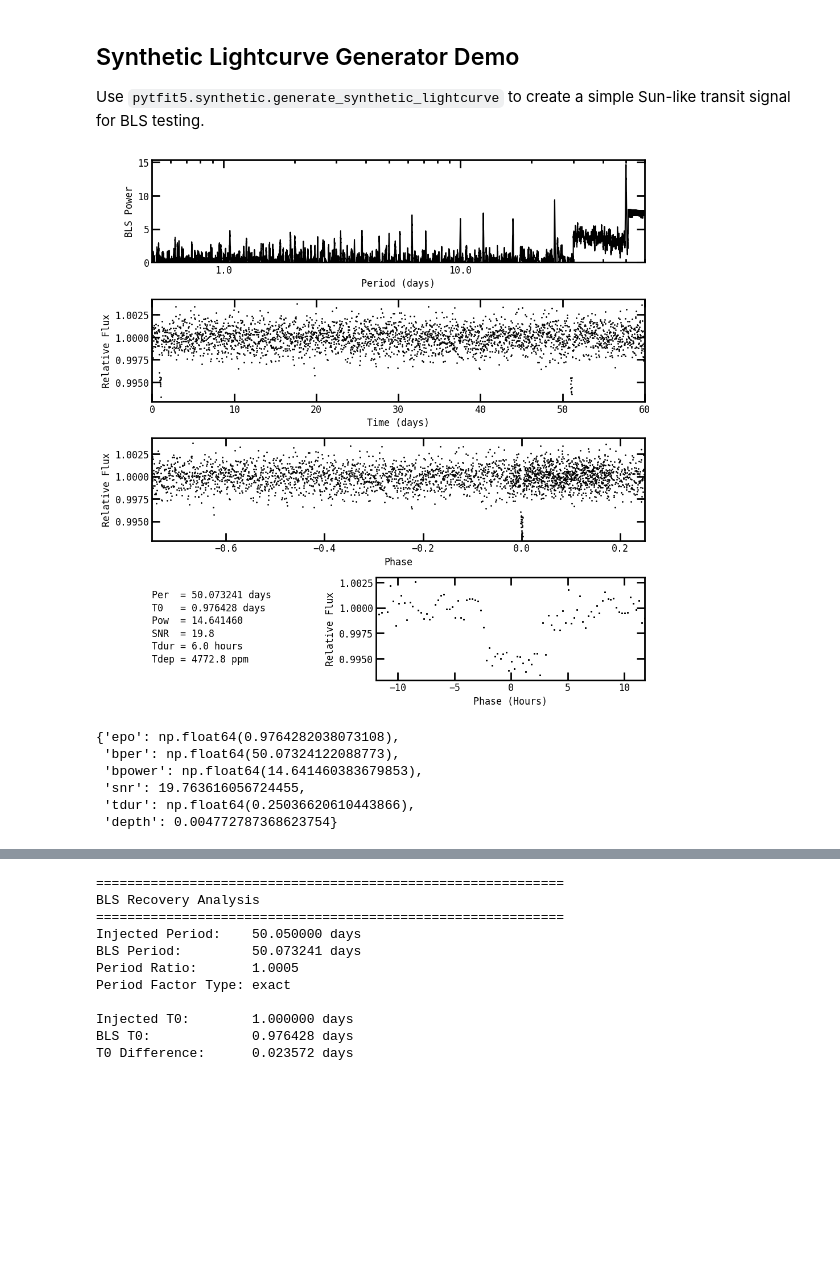
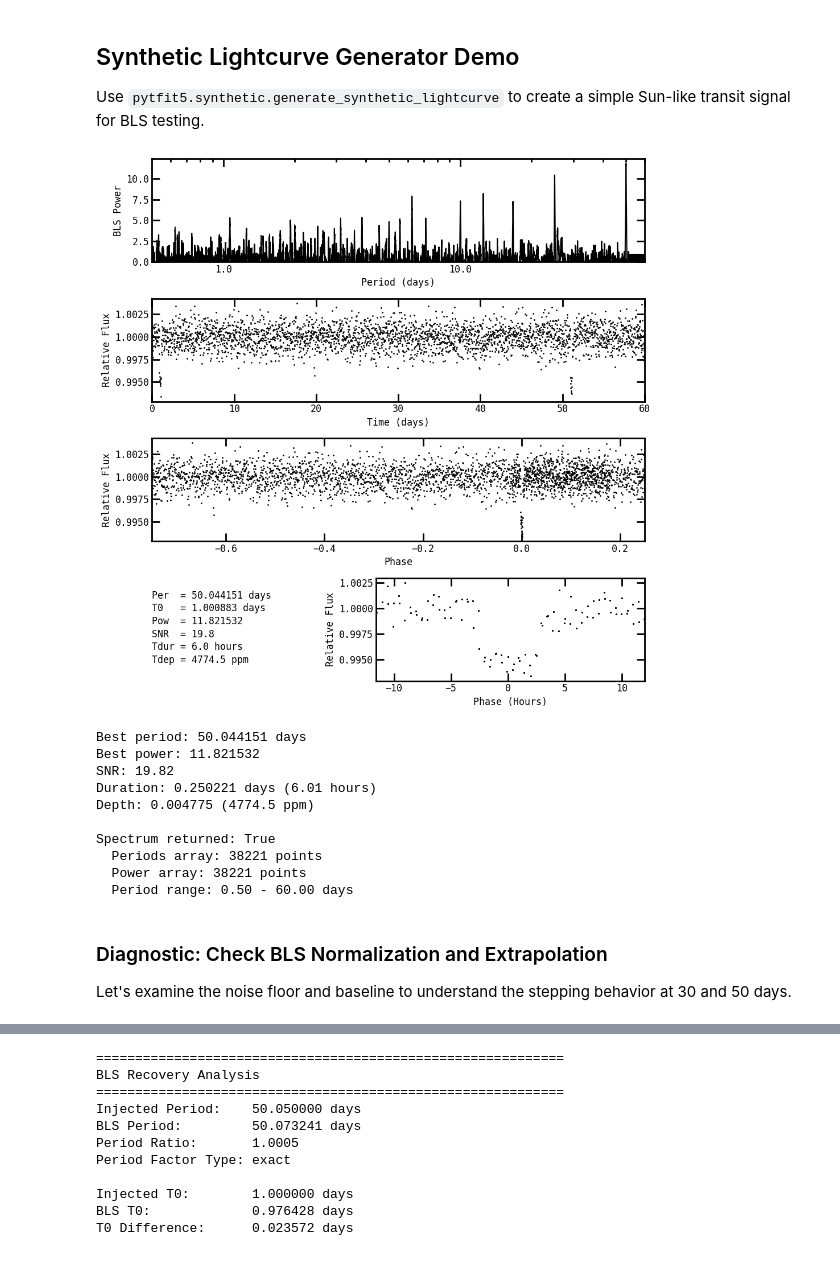
Before and after one commit to jasonfrowe/bls_cuda, a Jupyter notebook: pytfit5_example.ipynb, the cells around one changed output, grey strips where cells are left out. Saved outputs shown, nothing was run; the diff lists cells and outputs as text; code cells hidden in the pictures; blank space fills up the shorter version.

Commit message:
fixing noise normalization

```diff
--- a/pytfit5_example.ipynb
+++ b/pytfit5_example.ipynb
@@ -385,38 +385,56 @@ syn_time, syn_flux, sol_injected = generate_synthetic_lightcurve(
     time_length=60.0,  # days total baseline
     depth=0.005,       # 0.5% depth
     snr=20.0,          # integrated transit SNR
     cadence=1.0/48.0,  # 30-min cadence
     seed=42,
 )
 
 # Prepare phot class-like arrays for BLS
 phot_syn_time = syn_time
 phot_syn_flux = syn_flux
 
 # Configure BLS for synthetic data
 syn_inputs = gbls.gbls_inputs_class()
 syn_inputs.zerotime = 0.0
 syn_inputs.Rstar = 1.0
 syn_inputs.Mstar = 1.0
 syn_inputs.plots = 1
 syn_inputs.freq1 = 1.0 / (np.max(phot_syn_time) - np.min(phot_syn_time))  # longest period = baseline
 syn_inputs.freq2 = 2.0  # c/d
 syn_inputs.filename = "BLS_Synthetic"
 
 # Normalization options: "none", "mad", "percentile_mad", "coverage_mad", "iterative_baseline"
 # For high SNR signals, "iterative_baseline" is more robust against suppressing the main peak
 syn_inputs.normalize = "iterative_baseline"
+syn_inputs.return_spectrum = True  # Return full BLS spectrum
 
 # Run BLS on synthetic data
 syn_ans = gbls.bls(syn_inputs, phot_syn_time, phot_syn_flux)
 
 # Display results
-syn_ans.__dict__
+print(f"Best period: {syn_ans.bper:.6f} days")
+print(f"Best power: {syn_ans.bpower:.6f}")
+print(f"SNR: {syn_ans.snr:.2f}")
+print(f"Duration: {syn_ans.tdur:.6f} days ({syn_ans.tdur*24:.2f} hours)")
+print(f"Depth: {syn_ans.depth:.6f} ({syn_ans.depth*1e6:.1f} ppm)")
+print(f"\nSpectrum returned: {syn_ans.periods is not None}")
+if syn_ans.periods is not None:
+    print(f"  Periods array: {len(syn_ans.periods)} points")
+    print(f"  Power array: {len(syn_ans.power)} points")
+    print(f"  Period range: {syn_ans.periods.min():.2f} - {syn_ans.periods.max():.2f} days")
 # %% [output]
-[figure, old version]
+[figure, new version]
-{'epo': np.float64(0.9764282038073108),
- 'bper': np.float64(50.07324122088773),
- 'bpower': np.float64(14.641460383679853),
- 'snr': 19.763616056724455,
- 'tdur': np.float64(0.25036620610443866),
- 'depth': 0.004772787368623754}
+Best period: 50.044151 days
+Best power: 11.821532
+SNR: 19.82
+Duration: 0.250221 days (6.01 hours)
+Depth: 0.004775 (4774.5 ppm)
+
+Spectrum returned: True
+  Periods array: 38221 points
+  Power array: 38221 points
+  Period range: 0.50 - 60.00 days
+# %% [markdown]
+### Diagnostic: Check BLS Normalization and Extrapolation
+
+Let's examine the noise floor and baseline to understand the stepping behavior at 30 and 50 days.
```
Also changed, not shown: parts of 2 cells of this notebook, 2 other files.
